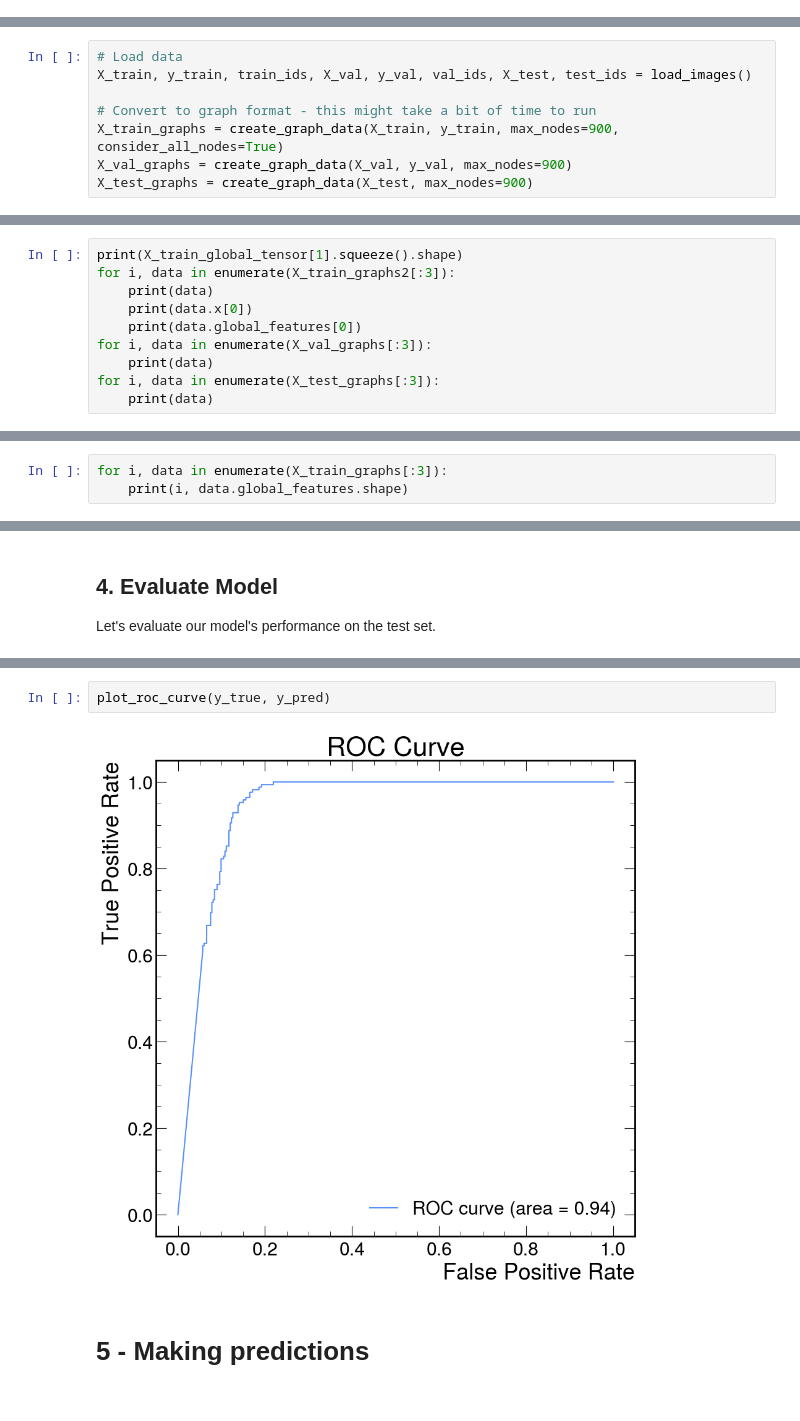
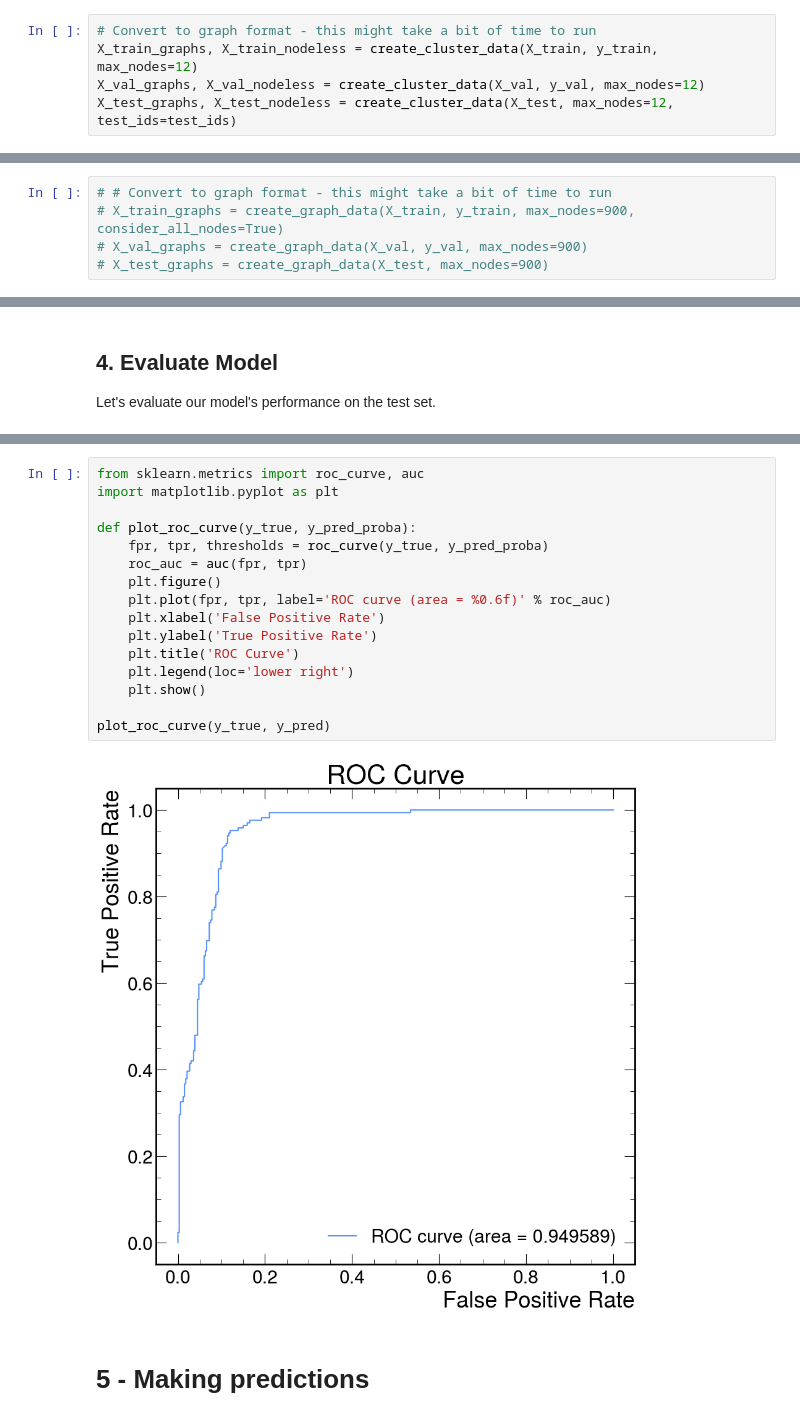
Before and after one commit to codas-hep-2025/codas-hep, a Jupyter notebook: hadleysantana/kaggle/graph-neural-net-Copy1.ipynb, the cells around one changed output, grey strips where cells are left out. Cells and saved outputs as stored; diff of their text form.

Commit message:
GNN on clusters

```diff
--- a/hadleysantana/kaggle/graph-neural-net-Copy1.ipynb
+++ b/hadleysantana/kaggle/graph-neural-net-Copy1.ipynb
@@ -34,0 +144,5 @@ from utils.plotting import plot_confusion_matrix, plot_training_history, plot_ro
+# %%
+# Convert to graph format - this might take a bit of time to run
+X_train_graphs, X_train_nodeless = create_cluster_data(X_train, y_train, max_nodes=12)
+X_val_graphs, X_val_nodeless = create_cluster_data(X_val, y_val, max_nodes=12)
+X_test_graphs, X_test_nodeless = create_cluster_data(X_test, max_nodes=12, test_ids=test_ids)
@@ -35,11 +159,8 @@ from utils.plotting import plot_confusion_matrix, plot_training_history, plot_ro
 # %%
-# Load data
-X_train, y_train, train_ids, X_val, y_val, val_ids, X_test, test_ids = load_images()
-
-# Convert to graph format - this might take a bit of time to run
-X_train_graphs = create_graph_data(X_train, y_train, max_nodes=900, consider_all_nodes=True)
-X_val_graphs = create_graph_data(X_val, y_val, max_nodes=900)
-X_test_graphs = create_graph_data(X_test, max_nodes=900)
+# # Convert to graph format - this might take a bit of time to run
+# X_train_graphs = create_graph_data(X_train, y_train, max_nodes=900, consider_all_nodes=True)
+# X_val_graphs = create_graph_data(X_val, y_val, max_nodes=900)
+# X_test_graphs = create_graph_data(X_test, max_nodes=900)
 # %% [output]
 Created 3520 graphs
 Average number of nodes: 900.0
@@ -83,10 +179,0 @@ print(len(X_train_graphs))
-# %%
-print(X_train_global_tensor[1].squeeze().shape)
-for i, data in enumerate(X_train_graphs2[:3]):
-    print(data)
-    print(data.x[0])
-    print(data.global_features[0])
-for i, data in enumerate(X_val_graphs[:3]):
-    print(data)
-for i, data in enumerate(X_test_graphs[:3]):
-    print(data)
@@ -158,3 +208,0 @@ torch.Size([14, 1])
-# %%
-for i, data in enumerate(X_train_graphs[:3]):
-    print(i, data.global_features.shape)
@@ -325,7 +475,21 @@ plot_confusion_matrix(y_true, pred_discrete)
 # %%
+from sklearn.metrics import roc_curve, auc
+import matplotlib.pyplot as plt
+
+def plot_roc_curve(y_true, y_pred_proba):
+    fpr, tpr, thresholds = roc_curve(y_true, y_pred_proba)
+    roc_auc = auc(fpr, tpr)
+    plt.figure()
+    plt.plot(fpr, tpr, label='ROC curve (area = %0.6f)' % roc_auc)
+    plt.xlabel('False Positive Rate')
+    plt.ylabel('True Positive Rate')
+    plt.title('ROC Curve')
+    plt.legend(loc='lower right')
+    plt.show()
+
 plot_roc_curve(y_true, y_pred)
 # %% [output]
-[figure, old version]
+[figure, new version]
 # %% [markdown]
 # 5 - Making predictions
 # %%
```
Also changed, not shown: parts of 12 cells of this notebook.
